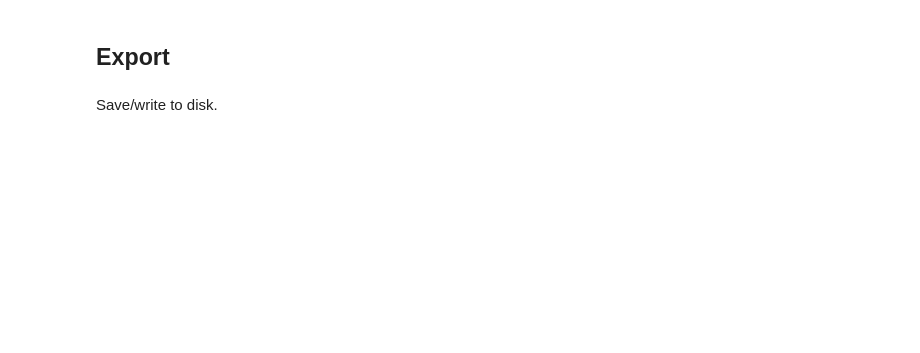
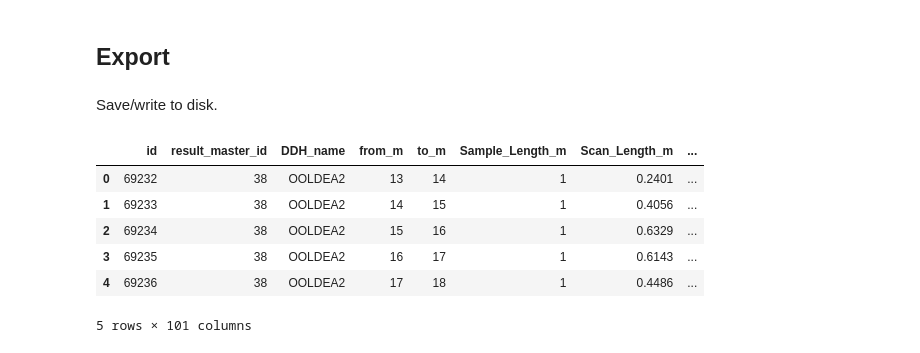
Before and after one commit to nchowes/digital-core, a Jupyter notebook: demos/dGeochemistry.ipynb, the cells around one changed output. Saved outputs shown, nothing was run; the diff lists cells and outputs as text; code cells hidden in the pictures; blank space fills up the shorter version.

```diff
--- a/demos/dGeochemistry.ipynb
+++ b/demos/dGeochemistry.ipynb
@@ -137,8 +212,9 @@ if this.get_activemodel() != "hclust_Cluster":
 # %% [markdown]
 ### Distance Plot
 # %%
-this.plottype = "distance"
-#this.plotmodel()
+if "hclust" not in this.get_activemodel():
+    this.plottype = "distance"
+    this.plotmodel()
 # %% [markdown]
 ### Distribution Plot
 # %%
@@ -169,3 +279,13 @@ this.plot_scatter("Fe", "Si")
 Save/write to disk.
 # %%
 this.data.to_csv(fullpath_to_product, index=False)
+# %%
+this.head()
+# %% [output]
+|  | id | result_master_id | DDH_name | from_m | to_m | Sample_Length_m | Scan_Length_m | ... |
+| 0 | 69232 | 38 | OOLDEA2 | 13 | 14 | 1 | 0.2401 | ... |
+| 1 | 69233 | 38 | OOLDEA2 | 14 | 15 | 1 | 0.4056 | ... |
+| 2 | 69234 | 38 | OOLDEA2 | 15 | 16 | 1 | 0.6329 | ... |
+| 3 | 69235 | 38 | OOLDEA2 | 16 | 17 | 1 | 0.6143 | ... |
+| 4 | 69236 | 38 | OOLDEA2 | 17 | 18 | 1 | 0.4486 | ... |
+5 rows × 101 columns
```
Also changed, not shown: parts of 28 cells of this notebook, 10 other files.
